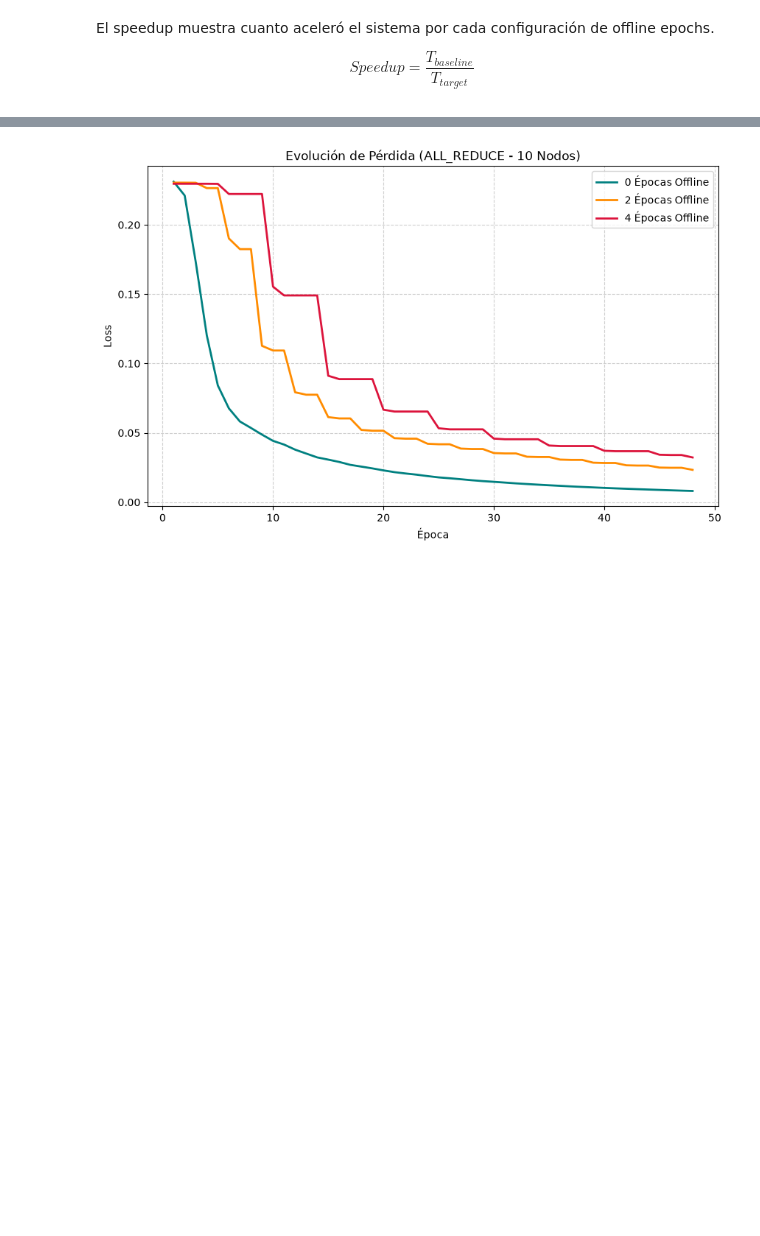
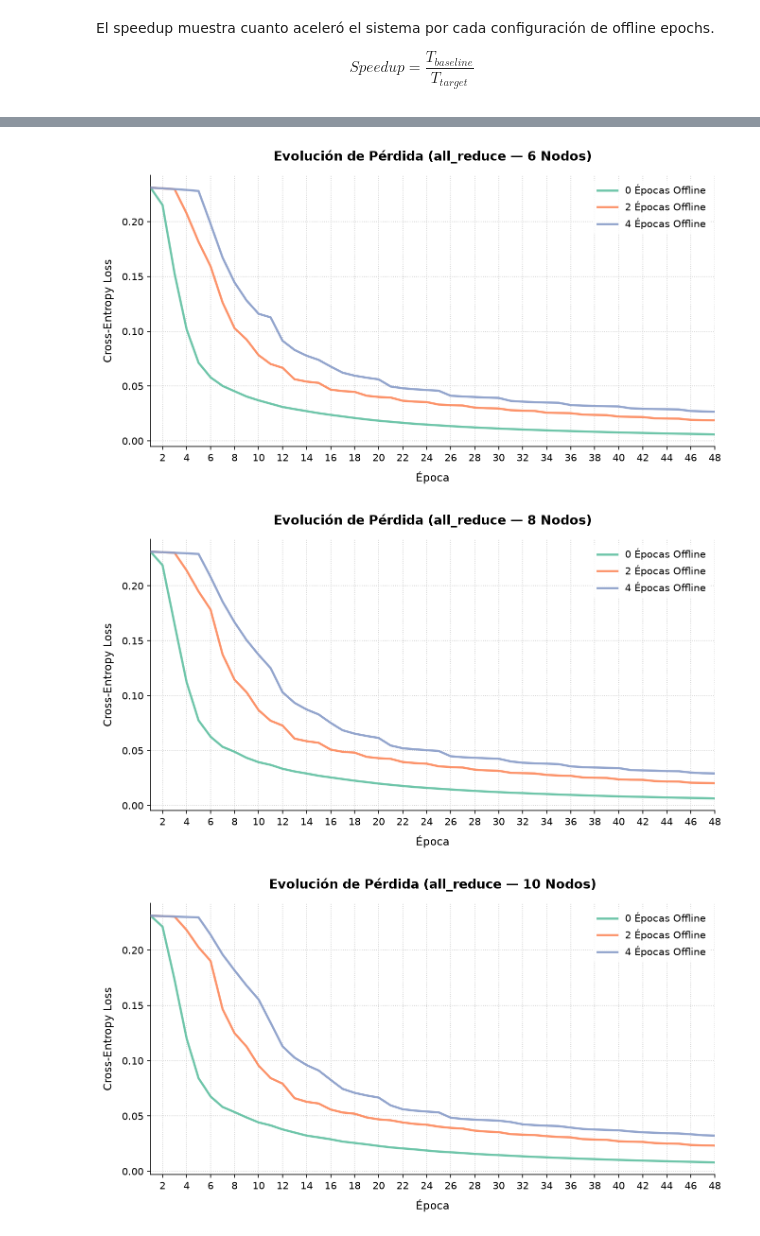
Before and after one commit to mbianchif/Aprendizaje-Profundo, a Jupyter notebook: report/notebook.ipynb, the cells around one changed output, grey strips where cells are left out. Cells and saved outputs as stored; diff of their text form; code cells hidden in the pictures; blank space fills up the shorter version.

Commit message:
chore: implemented some of the plots

```diff
--- a/report/notebook.ipynb
+++ b/report/notebook.ipynb
@@ -31,3 +54,21 @@ OFFLINE_EPOCHS = sorted({ms.offline_epochs for ms in MEASUREMENTS})
+# %%
+from pathlib import Path
+
+import matplotlib.pyplot as plt
+
+
+def save_and_plot(name: str, plot_name: str) -> None:
+    """
+    Saves a plot to disk into the plots directory.
+    """
+    name_dir = Path("plots") / name
+    name_dir.mkdir(parents=True, exist_ok=True)
+    file_path = name_dir / plot_name
+
+    plt.tight_layout()
+    plt.savefig(file_path, dpi=300, bbox_inches="tight")
+    plt.show()
+    plt.close()
 # %%
 from typing import Iterable, Optional, Generator
 from collections.abc import Collection
@@ -84,33 +179,40 @@ Un gráfico que tenga la pérdida de cada uno a medida que avanza el entrenamien
 # %%
+from itertools import product
+
 import matplotlib.pyplot as plt
+from matplotlib import ticker
 
 
-plt.figure(figsize=(10, 6))
+for algorithm, nodes in product(ALGORITHMS, NODES):
+    fig, ax = plt.subplots(figsize=(9, 5))
 
-# Isolating the control variables explicitly
-control_alg = "all_reduce"
-control_nodes = 10
-colors = {0: "teal", 2: "darkorange", 4: "crimson"}
+    for i, offline_epochs in enumerate(OFFLINE_EPOCHS):
+        runs = measurements_if(algorithm=algorithm, nodes=nodes, offline_epochs=offline_epochs)
+        assert len(runs) == 1
+        ms = runs[0]
 
-for oe in [0, 2, 4]:
-    runs = list(measurements_if(algorithm=control_alg, nodes=control_nodes, offline_epochs=oe))
-    if runs:
-        ms = runs[0]
-        epochs = list(range(1, len(ms.loss_history_avgs) + 1))
-
-        plt.plot(
-            epochs,
+        ax.plot(
+            range(1, len(ms.loss_history_avgs) + 1),
             ms.loss_history_avgs,
-            label=f"{oe} Épocas Offline",
-            color=colors[oe],
-            linewidth=2
+            label=f"{offline_epochs} Épocas Offline",
+            color=COLORS[i],
+            linewidth=2.2,
+            alpha=0.95,
+            zorder=3
         )
 
-plt.title(f"Evolución de Pérdida ({control_alg.upper()} - {control_nodes} Nodos)", fontsize=12)
-plt.xlabel("Época")
-plt.ylabel("Loss")
-plt.grid(True, linestyle="--", alpha=0.6)
-plt.legend()
-plt.show()
+    ax.set_title(f"Evolución de Pérdida ({algorithm} — {nodes} Nodos)", fontsize=13, pad=15, weight='bold')
+    ax.set_xlabel("Época", fontsize=11, labelpad=8)
+    ax.set_ylabel("Cross-Entropy Loss", fontsize=11, labelpad=8)
+
+    ax.set_xlim(1, 48)
+    ax.grid(True, linestyle=":", color="#CBCBCB", linewidth=0.8, zorder=1)
+    ax.xaxis.set_major_locator(ticker.MultipleLocator(2))
+
+    ax.legend(frameon=True, facecolor='white', edgecolor='none', fontsize=10, loc='upper right')
+
+    save_and_plot(f"{algorithm}-{nodes}", "loss_history_per_offline_epoch")
 # %% [output]
-[figure, old version]
+[figure, new version]
+[figure, added]
+[figure, added]
```
Also changed, not shown: parts of 10 cells of this notebook, 12 other files.
